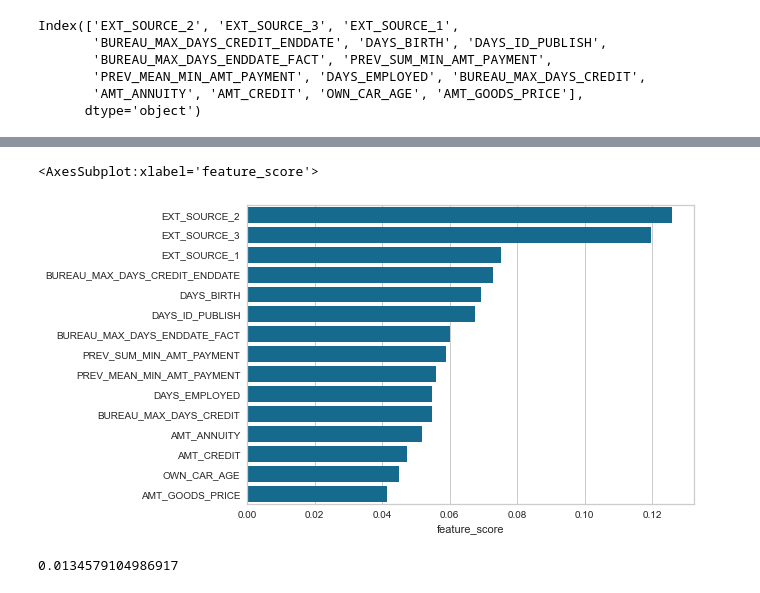
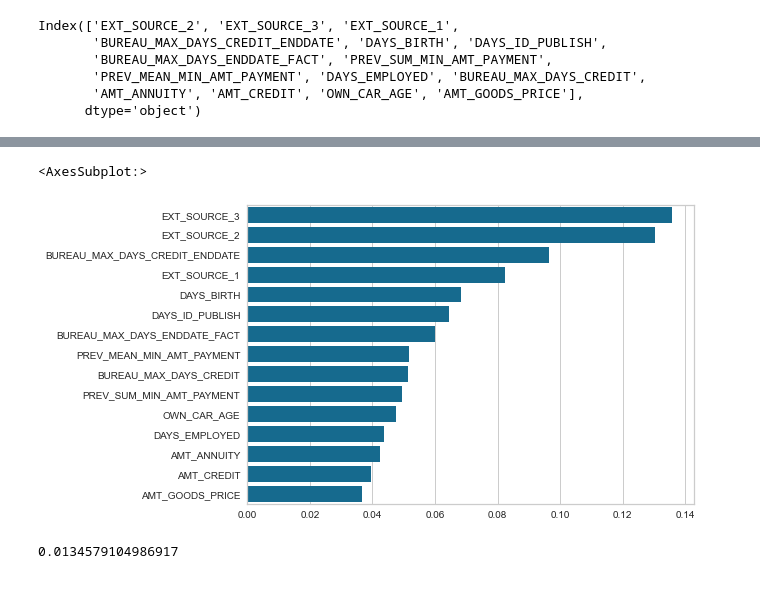
Before and after one commit to BotMaximeDupouy/OC_code, a Jupyter notebook: livrable_7/implementez_un_modele_de_scoring.ipynb, the cells around one changed output, grey strips where cells are left out. Cells and saved outputs as stored; diff of their text form; code cells hidden in the pictures.

```diff
--- a/livrable_7/implementez_un_modele_de_scoring.ipynb
+++ b/livrable_7/implementez_un_modele_de_scoring.ipynb
@@ -500,11 +522,16 @@ print(len(X_))
 y_ = X_['target']
 X_.drop(columns=['target'], inplace=True)
 
+X_train, X_test, y_train, y_test = train_test_split(
+    X, y, test_size=0.30, random_state=42)
+X_train_, X_test_, y_train_, y_test_ = train_test_split(
+    X_, y_, test_size=0.30, random_state=42)
+
 
 # transform the dataset with smote
-oversample = SMOTE(k_neighbors=15, sampling_strategy=0.5)
-X_smote_moitie_, y_smote_moitie_ = oversample.fit_resample(X_, y_)
-X_smote_moitie, y_smote_moitie = oversample.fit_resample(X, y)
+oversample = SMOTE(k_neighbors=100, sampling_strategy=1)
+X_smote_moitie_, y_smote_moitie_ = oversample.fit_resample(X_train_, y_train_)
+X_smote_moitie, y_smote_moitie = oversample.fit_resample(X_train, y_train)
 # %% [output]
 307511
 102503
@@ -534,12 +561,10 @@ recall 0.33422242346631953
 # %%
 %%time
 # model de "base" non finetuné
-X_train, X_test, y_train, y_test = train_test_split(
-    X_smote_moitie, y_smote_moitie, test_size=0.30, random_state=42)
 
 rf = RandomForestClassifier(class_weight='balanced')
 
-rf.fit(X_train, y_train)
+rf.fit(X_smote_moitie, y_smote_moitie)
 
 predictions = rf.predict(X_test)
 # %% [output]
@@ -598,8 +672,13 @@ Index(['EXT_SOURCE_2', 'EXT_SOURCE_3', 'EXT_SOURCE_1',
+# %%
+create_features_importance_model(rf, X_smote_moitie.columns)
+# %% [output]
+<AxesSubplot:>
+[figure, added]
 # %%
-sns.barplot(y=feature_imp.index, x='feature_score', data=feature_imp, orient='h', color='b')
+def create_features_importance_model(model, columns):
+    dict_f_i = dict(zip(columns, model.feature_importances_))
+    dict_f_i = {k: v for k, v in sorted(dict_f_i.items(), key=lambda item: item[1], reverse=True)}
+    return sns.barplot(x=list(dict_f_i.values()), y=list(dict_f_i.keys()), orient='h', color='b')
-# %% [output]
-<AxesSubplot:xlabel='feature_score'>
-[figure, removed]
 # %%
 df_complete['EXT_SOURCE_1'].min()
 # %% [output]
```
Also changed, not shown: parts of 58 cells of this notebook.
